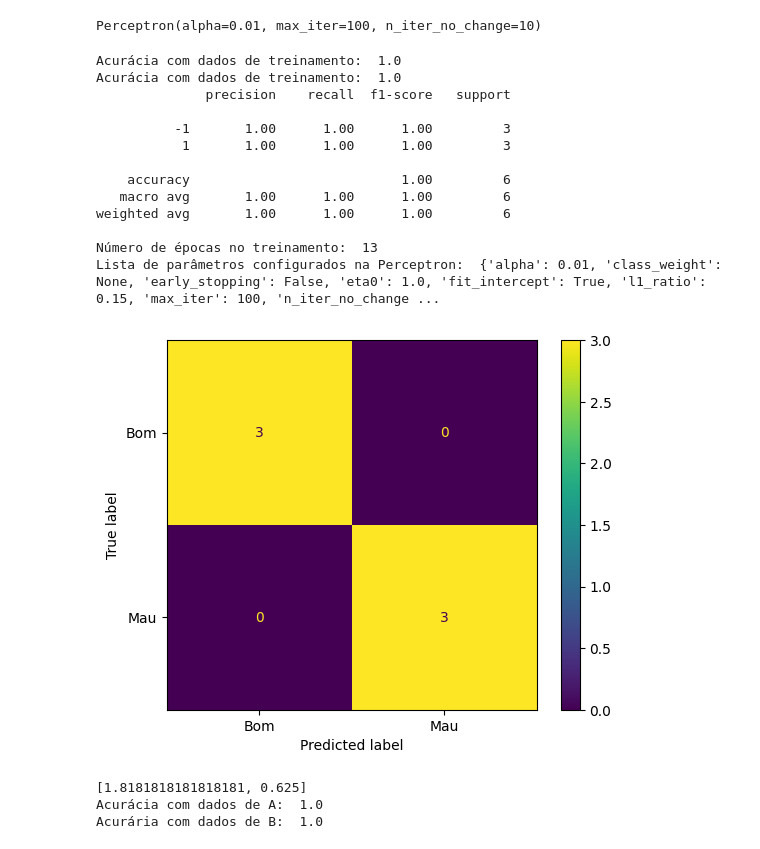
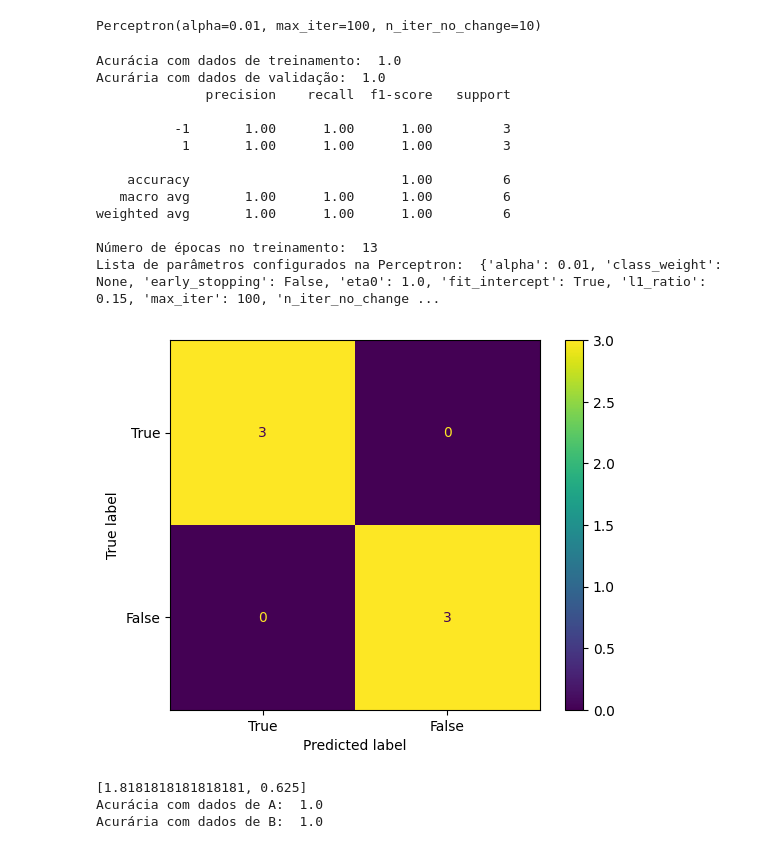
Before and after one commit to roner-rodrigues/AI-ML, a Jupyter notebook: Perceptron_Sklearn_Bancario_dataset.ipynb, the cells around one changed output. Cells and saved outputs as stored; diff of their text form; code cells hidden in the pictures.

```diff
--- a/Perceptron_Sklearn_Bancario_dataset.ipynb
+++ b/Perceptron_Sklearn_Bancario_dataset.ipynb
@@ -65,20 +65,20 @@ p.fit(X_train, y_train) # Treinamento do Perceptron
 Perceptron(alpha=0.01, max_iter=100, n_iter_no_change=10)
 # %%
 predictions_train = p.predict(X_train) # validação do conjunto de amostras treinadas
+predictions_test = p.predict(X_test) # validação do conjunto de amostras que não participaram do treinamento
+
 train_score = accuracy_score(predictions_train, y_train) # avaliação de acurácia da classificação das amostras que foram apresentadas no treinamento
 print("Acurácia com dados de treinamento: ", train_score)
 
-predictions_test = p.predict(X_test) # validação do conjunto de amostras que não participaram do treinamento
-train_score = accuracy_score(predictions_test, y_test) # avaliação de acurácia da classificação das amostras que foram apresentadas no treinamento
-print("Acurácia com dados de treinamento: ", train_score)
+test_score = accuracy_score(predictions_test, y_test) # avaliação de acurácia da classificação das amostras não apresentadas no treinamento
+print("Acurária com dados de validação: ", test_score)
 
 print(classification_report(predictions_test, y_test))
-
 print("Número de épocas no treinamento: ", p.n_iter_)
 print("Lista de parâmetros configurados na Perceptron: ", p.get_params())
 # %% [output]
 Acurácia com dados de treinamento:  1.0
-Acurácia com dados de treinamento:  1.0
+Acurária com dados de validação:  1.0
               precision    recall  f1-score   support
 
           -1       1.00      1.00      1.00         3
@@ -93,11 +93,11 @@ Lista de parâmetros configurados na Perceptron:  {'alpha': 0.01, 'class_weight'
 # %%
 # Apresentação gráfica da matriz de confusão dos testes classificados
 conf_matrix = confusion_matrix(y_test, predictions_test)
-cm_display = metrics.ConfusionMatrixDisplay(confusion_matrix = conf_matrix, display_labels = ['Bom', 'Mau'])
+cm_display = metrics.ConfusionMatrixDisplay(confusion_matrix = conf_matrix, display_labels = [True, False])
 cm_display.plot()
 plt.show()
 # %% [output]
-[figure, old version]
+[figure, new version]
 # %%
 # Teste individual de amostras
 # Teste individual de amostras
```
Also changed, not shown: parts of 1 cell of this notebook.
